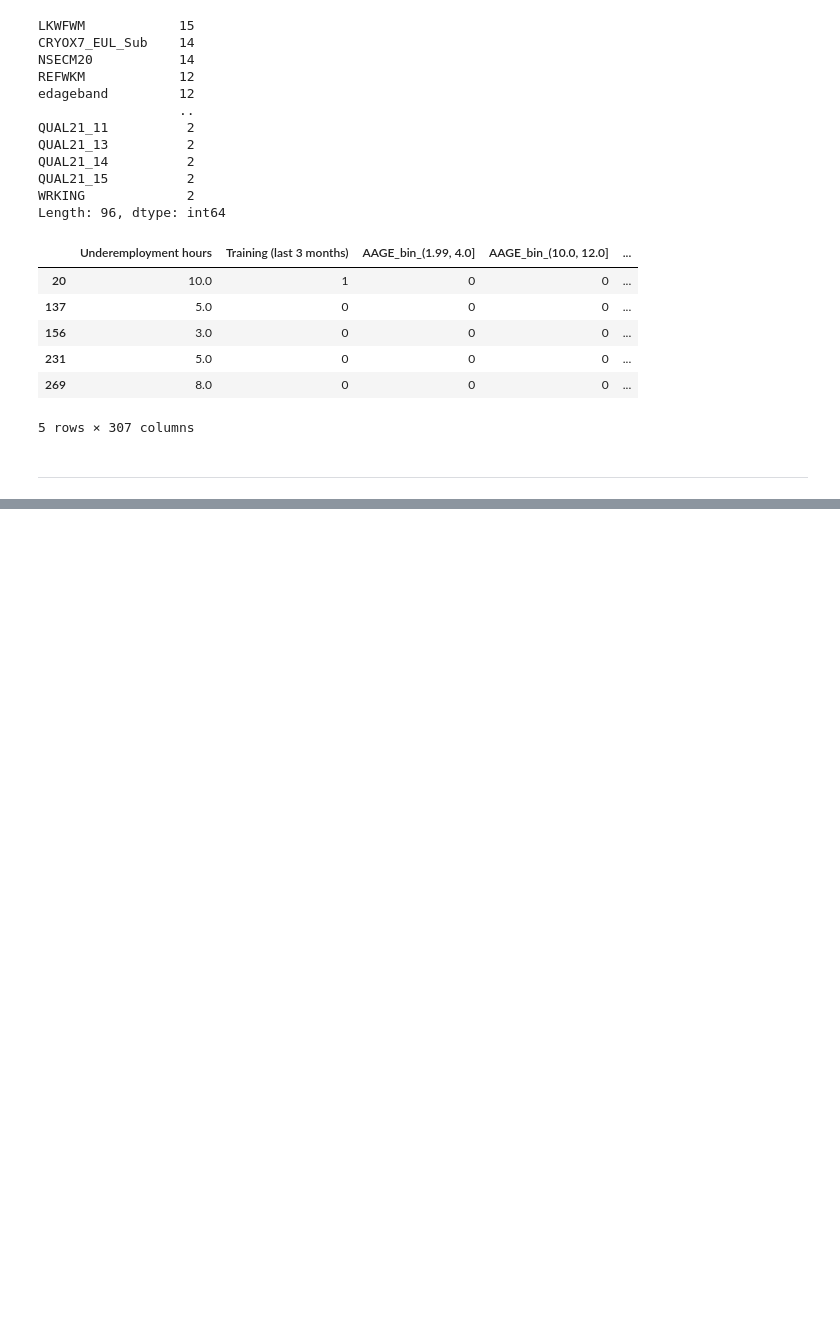
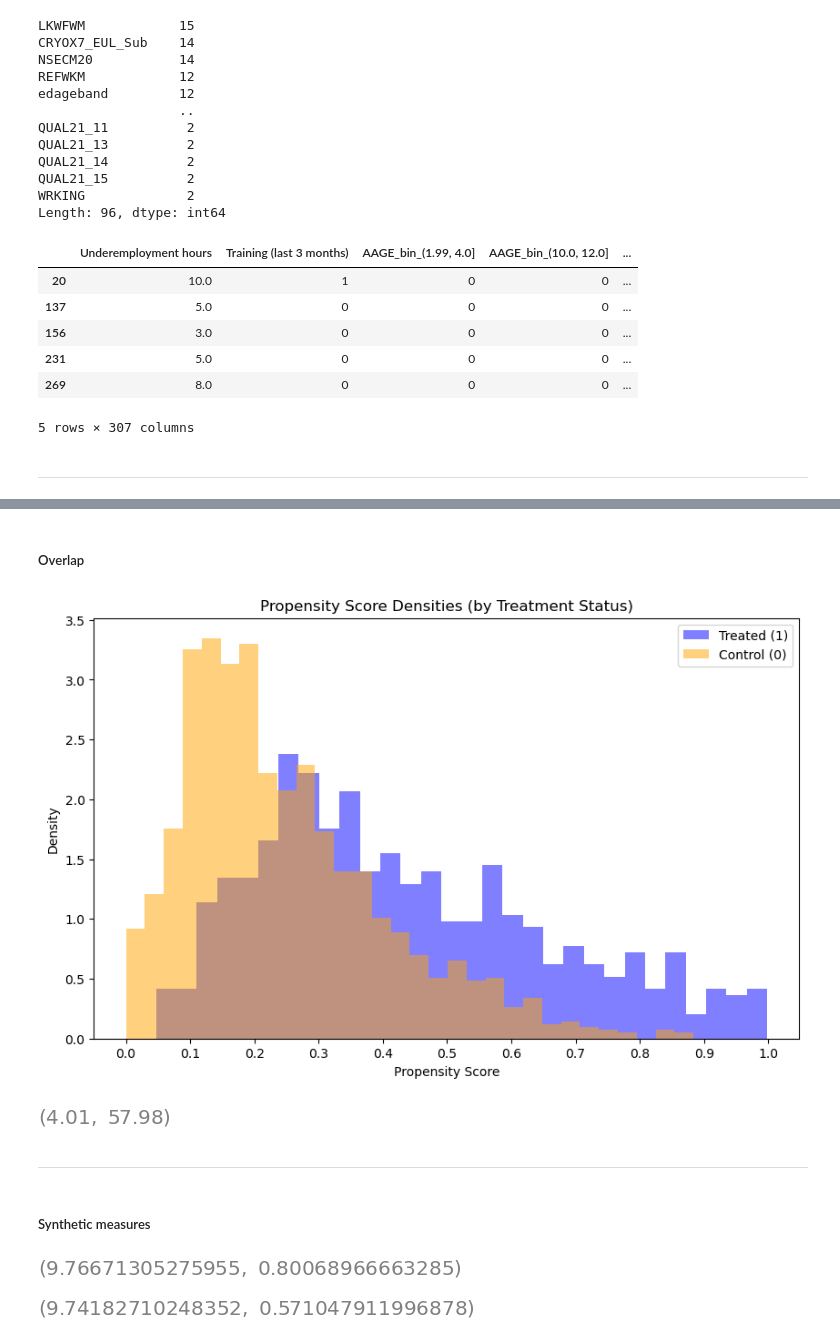
Before and after one commit to TresGes25/gg570_d200, a Jupyter notebook: implementation/analysis.ipynb, the cells around one changed output, grey strips where cells are left out. Drawn from its saved outputs; the diff is of its cells as text; code cells hidden in the pictures; blank space fills up the shorter version.

```diff
--- a/implementation/analysis.ipynb
+++ b/implementation/analysis.ipynb
@@ -218,0 +168,44 @@ numeric_cols
+# %% [markdown]
+##### Overlap
+# %%
+non_covariate_cols = ['Underemployment hours', 'Training (last 3 months)']
+covariate_cols = [col for col in df.columns if col not in non_covariate_cols]
+# %%
+def propensity_scores(df, covariate_cols, treatment_col):
+    X = df[covariate_cols]
+    y = df[treatment_col]
+
+    log_model = LogisticRegression()
+    log_model.fit(X, y)
+
+    prop_scores = log_model.predict_proba(X)[:, 1]
+    return prop_scores
+# %%
+scaler = StandardScaler()
+
+df_scaled = scaler.fit_transform(df[covariate_cols])
+df_scaled = pd.DataFrame(df_scaled, columns=covariate_cols, index=df.index)
+df_scaled['Training (last 3 months)'] = df['Training (last 3 months)']
+
+df_scaled['prop_scores'] = propensity_scores(df_scaled, covariate_cols, 'Training (last 3 months)')
+# %%
+def plot_propensity_scores(df, treatment_col, prop_score_col):
+
+    plt.figure(figsize=(10, 6))
+
+    treated = df[df[treatment_col] == 1][prop_score_col]
+    control = df[df[treatment_col] == 0][prop_score_col]
+
+    plt.hist(treated, bins=30, alpha=0.5, label='Treated (1)', density=True, color='blue')
+    plt.hist(control, bins=30, alpha=0.5, label='Control (0)', density=True, color='orange')
+
+    plt.xlabel('Propensity Score')
+    plt.ylabel('Density')
+    plt.xticks(np.arange(0, 1.1, 0.1))
+    plt.legend()
+    plt.title('Propensity Score Densities (by Treatment Status)')
+    plt.show()
+# %%
+plot_propensity_scores(df_scaled, 'Training (last 3 months)', 'prop_scores')
+# %% [output]
+[figure, added]
@@ -218,0 +221,9 @@ numeric_cols
+# %%
+true_extreme_scores_perc, true_ess_perc = overlap_measures(df_scaled, 'Training (last 3 months)', 'prop_scores')
+true_extreme_scores_perc, true_ess_perc
+# %% [output]
+[figure, added]
+# %% [markdown]
+---
+# %% [markdown]
+##### Synthetic measures
@@ -218,0 +289,8 @@ numeric_cols
+# %%
+np.mean(iterations_dict['aipw_shared_estimate']), np.var(iterations_dict['aipw_shared_estimate'])
+# %% [output]
+[figure, added]
+# %%
+np.mean(iterations_dict['dm_shared_estimate']), np.var(iterations_dict['dm_shared_estimate'])
+# %% [output]
+[figure, added]
```
Also changed, not shown: parts of 32 cells of this notebook, 1 other file.
